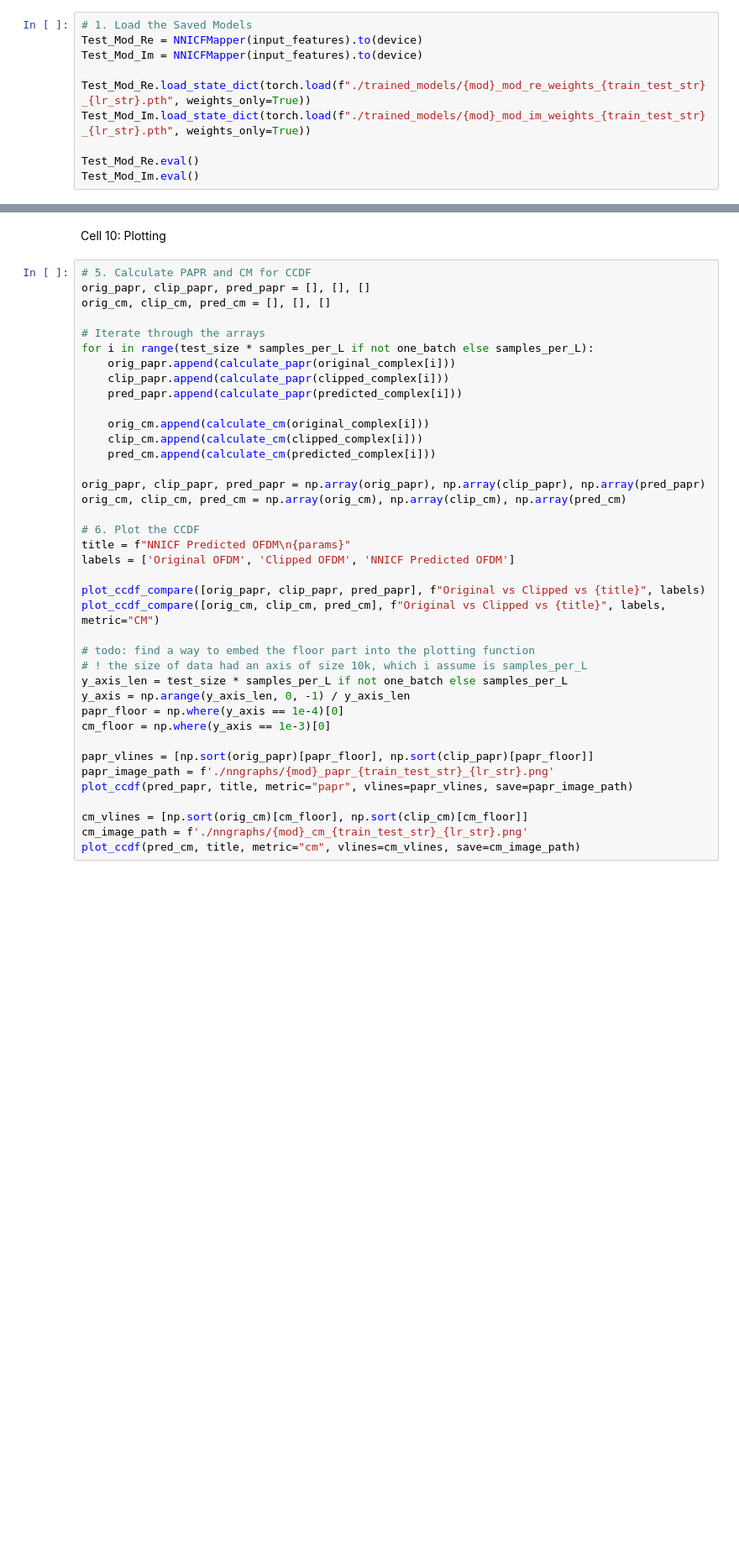
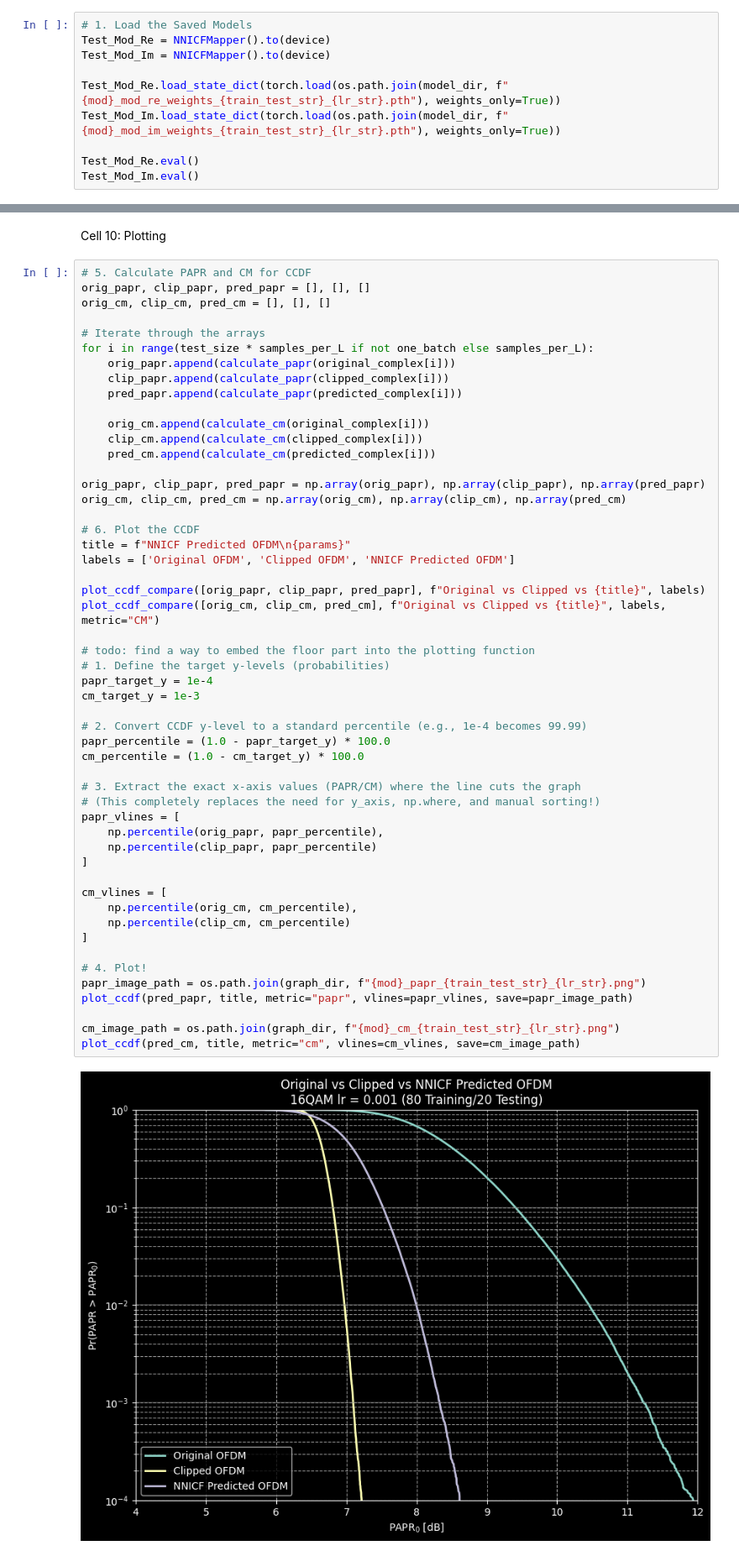
Before and after one commit to skipcl4ss/ml-ofdm-papr-reduction, a Jupyter notebook: nnicf.ipynb, the cells around one changed output, grey strips where cells are left out. Shown at 84% size. Drawn from its saved outputs; the diff is of its cells as text; blank space fills up the shorter version.

```diff
--- a/nnicf.ipynb
+++ b/nnicf.ipynb
@@ -332,11 +363,11 @@ Since we already saved the models, we can comment out most of the previous code
 Cell 9: Testing
 # %%
 # 1. Load the Saved Models
-Test_Mod_Re = NNICFMapper(input_features).to(device)
-Test_Mod_Im = NNICFMapper(input_features).to(device)
+Test_Mod_Re = NNICFMapper().to(device)
+Test_Mod_Im = NNICFMapper().to(device)
 
-Test_Mod_Re.load_state_dict(torch.load(f"./trained_models/{mod}_mod_re_weights_{train_test_str}_{lr_str}.pth", weights_only=True))
-Test_Mod_Im.load_state_dict(torch.load(f"./trained_models/{mod}_mod_im_weights_{train_test_str}_{lr_str}.pth", weights_only=True))
+Test_Mod_Re.load_state_dict(torch.load(os.path.join(model_dir, f"{mod}_mod_re_weights_{train_test_str}_{lr_str}.pth"), weights_only=True))
+Test_Mod_Im.load_state_dict(torch.load(os.path.join(model_dir, f"{mod}_mod_im_weights_{train_test_str}_{lr_str}.pth"), weights_only=True))
 
 Test_Mod_Re.eval()
 Test_Mod_Im.eval()
@@ -424,39 +480,54 @@ Cell 10: Plotting
 # %%
 # 5. Calculate PAPR and CM for CCDF
 orig_papr, clip_papr, pred_papr = [], [], []
 orig_cm, clip_cm, pred_cm = [], [], []
 
 # Iterate through the arrays
 for i in range(test_size * samples_per_L if not one_batch else samples_per_L):
     orig_papr.append(calculate_papr(original_complex[i]))
     clip_papr.append(calculate_papr(clipped_complex[i]))
     pred_papr.append(calculate_papr(predicted_complex[i]))
 
     orig_cm.append(calculate_cm(original_complex[i]))
     clip_cm.append(calculate_cm(clipped_complex[i]))
     pred_cm.append(calculate_cm(predicted_complex[i]))
 
 orig_papr, clip_papr, pred_papr = np.array(orig_papr), np.array(clip_papr), np.array(pred_papr)
 orig_cm, clip_cm, pred_cm = np.array(orig_cm), np.array(clip_cm), np.array(pred_cm)
 
 # 6. Plot the CCDF
 title = f"NNICF Predicted OFDM\n{params}"
 labels = ['Original OFDM', 'Clipped OFDM', 'NNICF Predicted OFDM']
 
 plot_ccdf_compare([orig_papr, clip_papr, pred_papr], f"Original vs Clipped vs {title}", labels)
 plot_ccdf_compare([orig_cm, clip_cm, pred_cm], f"Original vs Clipped vs {title}", labels, metric="CM")
 
 # todo: find a way to embed the floor part into the plotting function
-# ! the size of data had an axis of size 10k, which i assume is samples_per_L
-y_axis_len = test_size * samples_per_L if not one_batch else samples_per_L
-y_axis = np.arange(y_axis_len, 0, -1) / y_axis_len
-papr_floor = np.where(y_axis == 1e-4)[0]
-cm_floor = np.where(y_axis == 1e-3)[0]
+# 1. Define the target y-levels (probabilities)
+papr_target_y = 1e-4
+cm_target_y = 1e-3
 
-papr_vlines = [np.sort(orig_papr)[papr_floor], np.sort(clip_papr)[papr_floor]]
-papr_image_path = f'./nngraphs/{mod}_papr_{train_test_str}_{lr_str}.png'
+# 2. Convert CCDF y-level to a standard percentile (e.g., 1e-4 becomes 99.99)
+papr_percentile = (1.0 - papr_target_y) * 100.0
+cm_percentile = (1.0 - cm_target_y) * 100.0
+
+# 3. Extract the exact x-axis values (PAPR/CM) where the line cuts the graph
+# (This completely replaces the need for y_axis, np.where, and manual sorting!)
+papr_vlines = [
+    np.percentile(orig_papr, papr_percentile),
+    np.percentile(clip_papr, papr_percentile)
+]
+
+cm_vlines = [
+    np.percentile(orig_cm, cm_percentile),
+    np.percentile(clip_cm, cm_percentile)
+]
+
+# 4. Plot!
+papr_image_path = os.path.join(graph_dir, f"{mod}_papr_{train_test_str}_{lr_str}.png")
 plot_ccdf(pred_papr, title, metric="papr", vlines=papr_vlines, save=papr_image_path)
 
-cm_vlines = [np.sort(orig_cm)[cm_floor], np.sort(clip_cm)[cm_floor]]
-cm_image_path = f'./nngraphs/{mod}_cm_{train_test_str}_{lr_str}.png'
+cm_image_path = os.path.join(graph_dir, f"{mod}_cm_{train_test_str}_{lr_str}.png")
 plot_ccdf(pred_cm, title, metric="cm", vlines=cm_vlines, save=cm_image_path)
+# %% [output]
+[figure, added]
```
Also changed, not shown: parts of 14 cells of this notebook, 9 other files.
